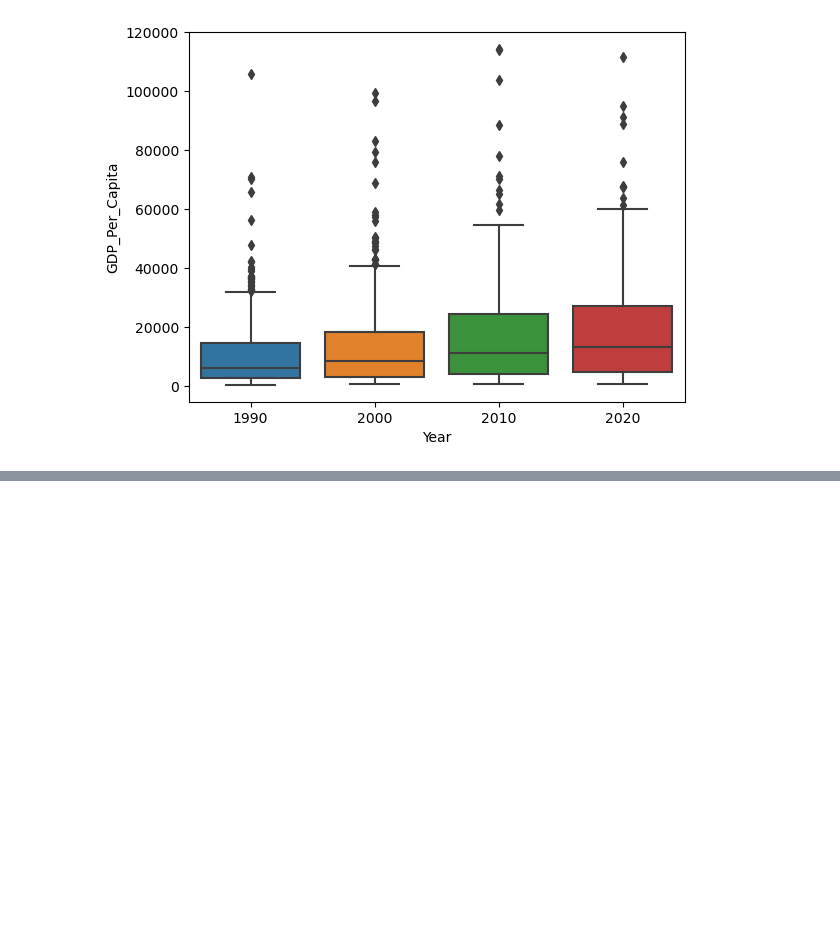
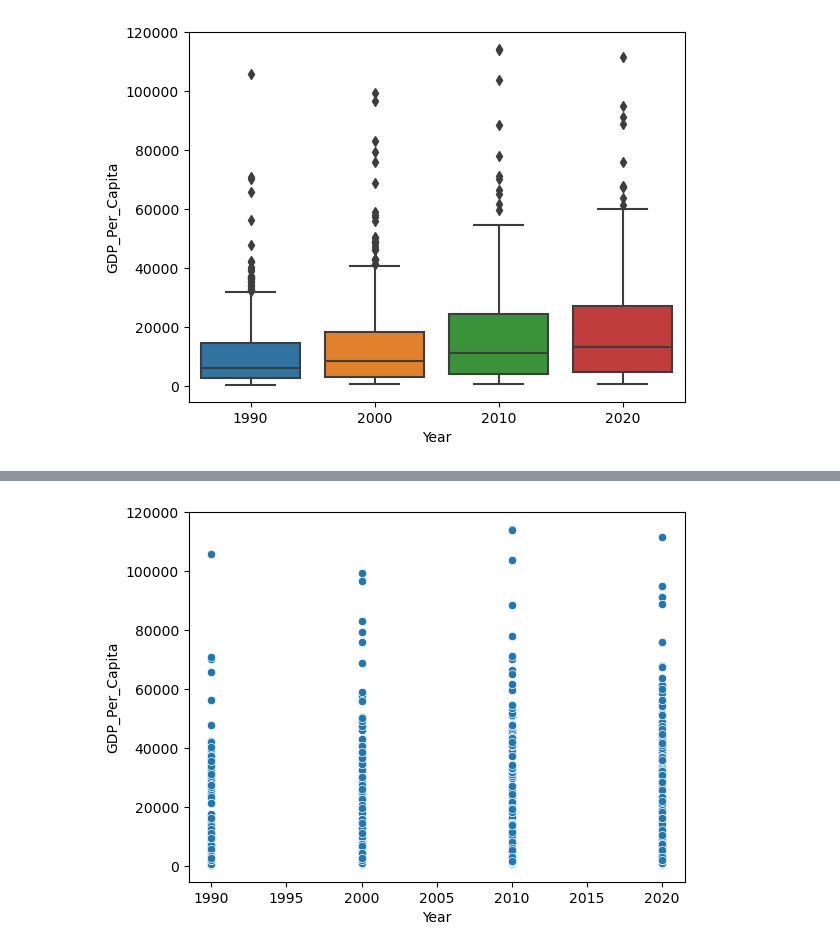
Before and after one commit to NSS-Data-Analytics-Cohort-11/undata-Jordan-D-Taylor, a Jupyter notebook: notebook/UN_data.ipynb, the cells around one changed output, grey strips where cells are left out. Cells and saved outputs as stored; diff of their text form; code cells hidden in the pictures; blank space fills up the shorter version.

```diff
--- a/notebook/UN_data.ipynb
+++ b/notebook/UN_data.ipynb
@@ -183,0 +204,4 @@ Boxplot = sns.boxplot(y=Q10['GDP_Per_Capita'], x=Q10['Year'])
+# %%
+Scatterplot = sns.scatterplot(data=gdp_decades, y=gdp_decades['GDP_Per_Capita'], x=gdp_decades['Year'])
+# %% [output]
+[figure, added]
```
Also changed, not shown: parts of 41 cells of this notebook.
